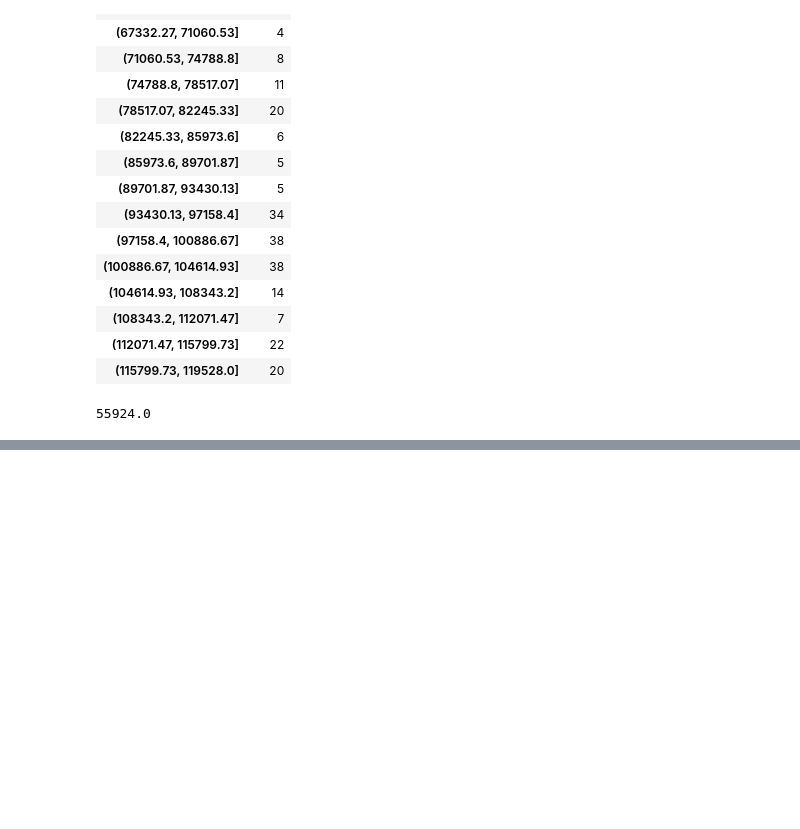
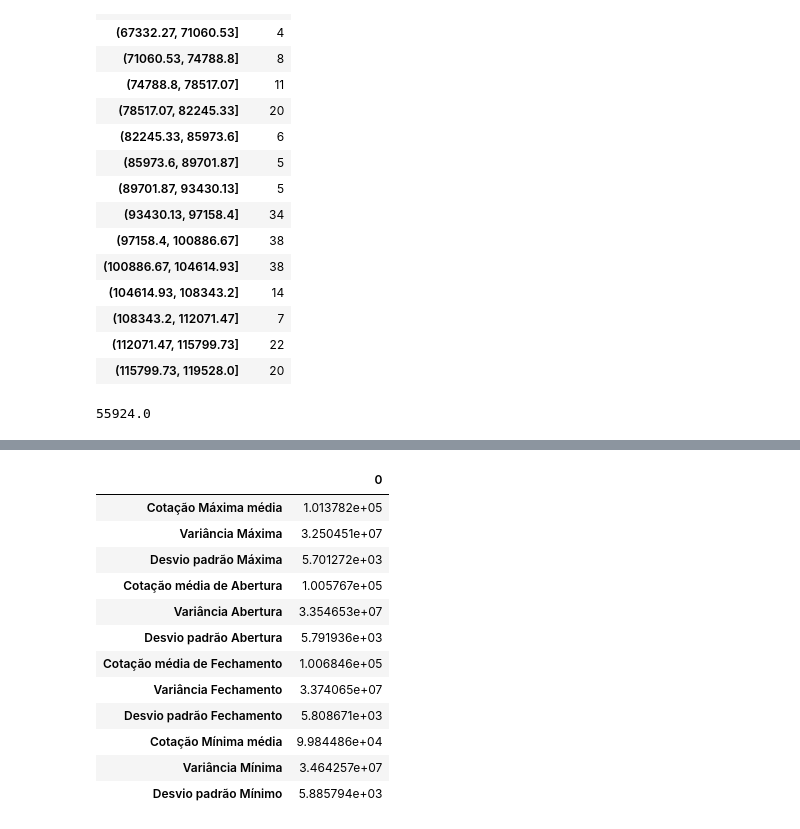
Before and after one commit to maiconandsilva-archive/stock-price-analysis, a Jupyter notebook: analisecotacoes.ipynb, the cells around one changed output, grey strips where cells are left out. Cells and saved outputs as stored; diff of their text form; code cells hidden in the pictures; blank space fills up the shorter version.

```diff
--- a/analisecotacoes.ipynb
+++ b/analisecotacoes.ipynb
@@ -172 +182,36 @@ cotacoes_s2.analise.cotacao_agrupada_por_periodo('M')
+# %%
+metricas = {
+    'Cotação Máxima média': cotacoes_s1['High'].mean(),
+    'Variância Máxima': cotacoes_s1['High'].var(),
+    'Desvio padrão Máxima': cotacoes_s1['High'].std(),
+
+    'Cotação média de Abertura': cotacoes_s1['Open'].mean(),
+    'Variância Abertura': cotacoes_s1['Open'].var(),
+    'Desvio padrão Abertura': cotacoes_s1['Open'].std(),
+
+    'Cotação média de Fechamento': cotacoes_s1['Close'].mean(),
+    'Variância Fechamento': cotacoes_s1['Close'].var(),
+    'Desvio padrão Fechamento': cotacoes_s1['Close'].std(),
+
+    'Cotação Mínima média': cotacoes_s1['Low'].mean(),
+    'Variância Mínima': cotacoes_s1['Low'].var(),
+    'Desvio padrão Mínimo': cotacoes_s1['Low'].std(),
+}
+
+m = pd.DataFrame(metricas.values(), metricas.keys())
+m
+# %% [output]
+|  | 0 |
+| Cotação Máxima média | 1.013782e+05 |
+| Variância Máxima | 3.250451e+07 |
+| Desvio padrão Máxima | 5.701272e+03 |
+| Cotação média de Abertura | 1.005767e+05 |
+| Variância Abertura | 3.354653e+07 |
+| Desvio padrão Abertura | 5.791936e+03 |
+| Cotação média de Fechamento | 1.006846e+05 |
+| Variância Fechamento | 3.374065e+07 |
+| Desvio padrão Fechamento | 5.808671e+03 |
+| Cotação Mínima média | 9.984486e+04 |
+| Variância Mínima | 3.464257e+07 |
+| Desvio padrão Mínimo | 5.885794e+03 |
 # %%
```
Also changed, not shown: parts of 15 cells of this notebook.
